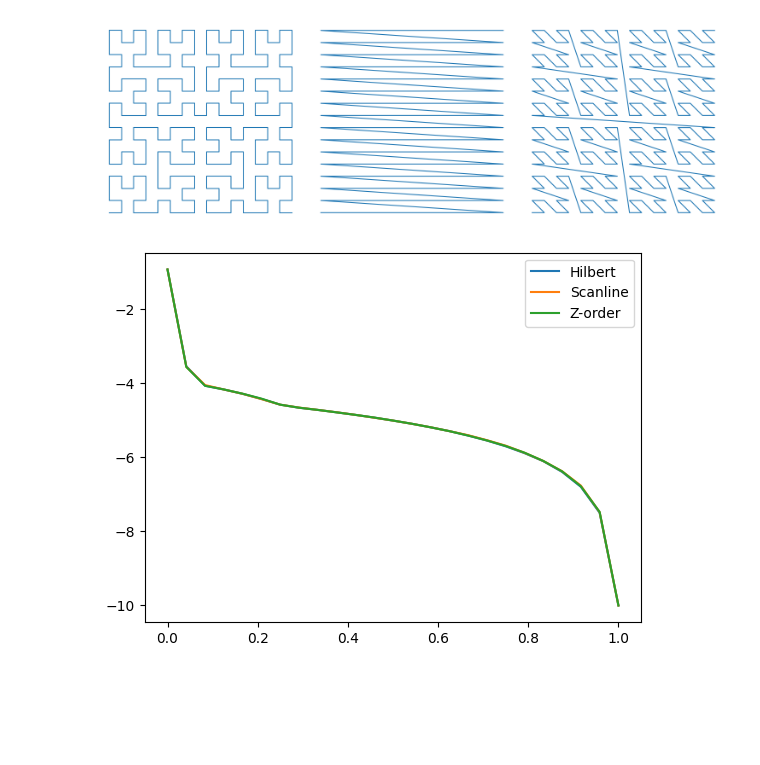
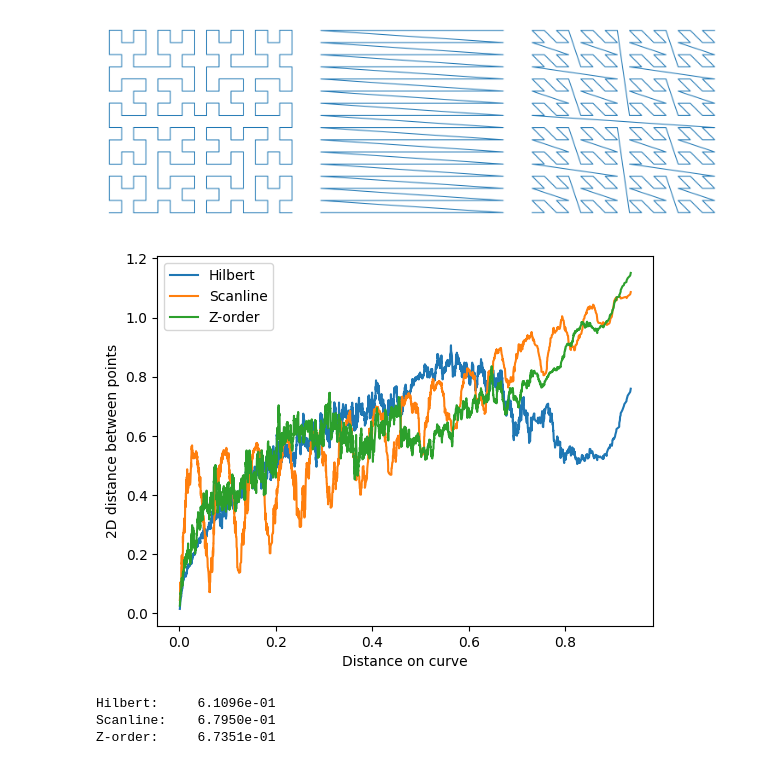
Before and after one commit to jacekkulma/fractal-prefix-image-format, a Jupyter notebook: report.ipynb, the cells around one changed output. Drawn from its saved outputs; the diff is of its cells as text; code cells hidden in the pictures; blank space fills up the shorter version.

Commit message:
Locality + break averaging to make differences bigger

```diff
--- a/report.ipynb
+++ b/report.ipynb
@@ -8,7 +8,7 @@ import generated_images
 from processor import FractalImageProcessor
 import curves
 
-processor = FractalImageProcessor(curves.HilbertCurve())
+processor = FractalImageProcessor(curves.HilbertCurve(), mipmap_strategy="average")
 prefix_lengths = [0.001, 0.01, 0.1, 0.5]
 images = [
     generated_images.checkerboard(256),
@@ -75,10 +75,44 @@ plt.tight_layout()
 plt.show()
 # %% [output]
 [figure]
+# %%
+import analysis
+
+curves_by_name = {
+    'Hilbert': curves.HilbertCurve(),
+    'Scanline': curves.ScanlineCurve(),
+    'Z-order': curves.ZOrderCurve()
+}
+
+curve_localities = {}
+for name, curve in curves_by_name.items():
+    order = 4
+    dt, dxy = analysis.calculate_curve_locality(curve, order, n_samples=2500, seed=123)
+    curve_localities[name] = (dt, dxy)
+
+for name, (dt, dxy) in curve_localities.items():
+    smoothing_window = 15
+    smoothed_dxy = np.convolve(dxy, np.ones(smoothing_window*2+1)/(smoothing_window*2+1), mode='valid')
+    plt.plot(dt[smoothing_window:-smoothing_window], smoothed_dxy, label=name)
+
+plt.xlabel("Distance on curve")
+plt.ylabel("2D distance between points")
+plt.legend()
+plt.show()
+# %% [output]
+[figure, added]
+# %%
+curve_localities_auc = {}
+for name, (dt, dxy) in curve_localities.items():
+    curve_localities_auc[name] = analysis.area_under_curve(dxy, dt)
+
+for name, auc in curve_localities_auc.items():
+    print(f"{(f"{name}:"):<12} {auc:0.4e}")
+# %% [output]
+Hilbert:     6.1096e-01
+Scanline:    6.7950e-01
+Z-order:     6.7351e-01
 # %%
-# TODO: Comparison of different curves  on generated images
-# Averaged error curves on single plot
-# Area under the error curve
 import analysis
 
 images = [
@@ -107,7 +141,7 @@ prefix_lengths = np.linspace(1e-6, 1-1e-6, 25)
 
 results = {}
 for curve_name, curve in curves_to_test.items():
-    processor = FractalImageProcessor(curve)
+    processor = FractalImageProcessor(curve, mipmap_strategy="average")
     results[curve_name] = analysis.calculate_error_curve(processor, images, prefix_lengths)
 
 for curve_name, result in results.items():
@@ -115,8 +149,6 @@ for curve_name, result in results.items():
 
 plt.legend()
 plt.show()
-# %% [output]
-[figure, removed]
 # %%
 images = dataset_loader.load_images(25, random_seed=123)
 
```
Also changed, not shown: parts of 2 cells of this notebook, 2 other files.
